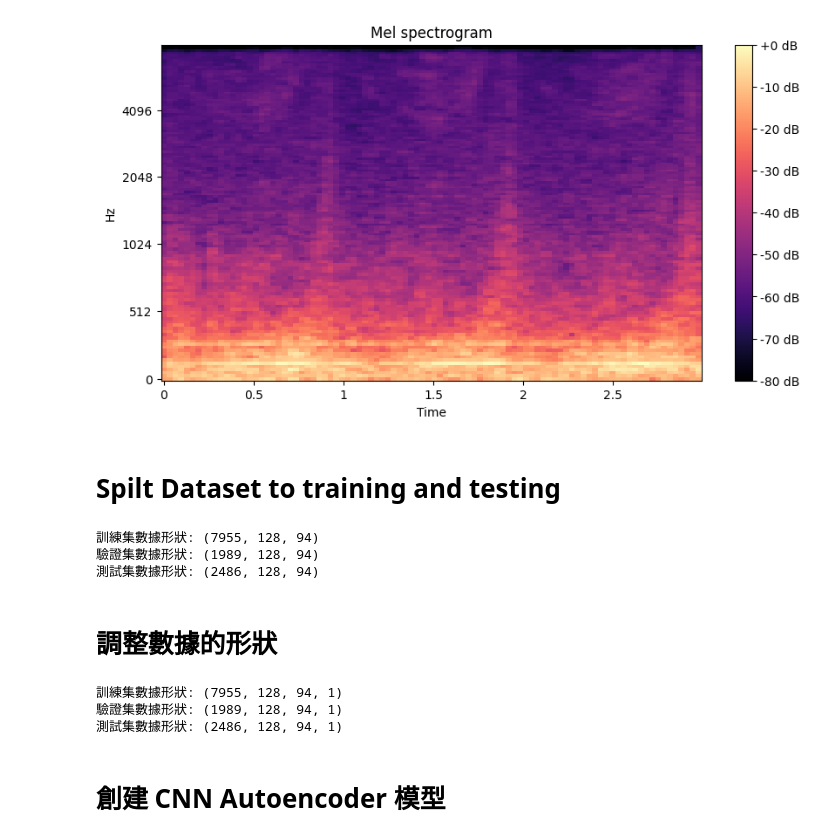
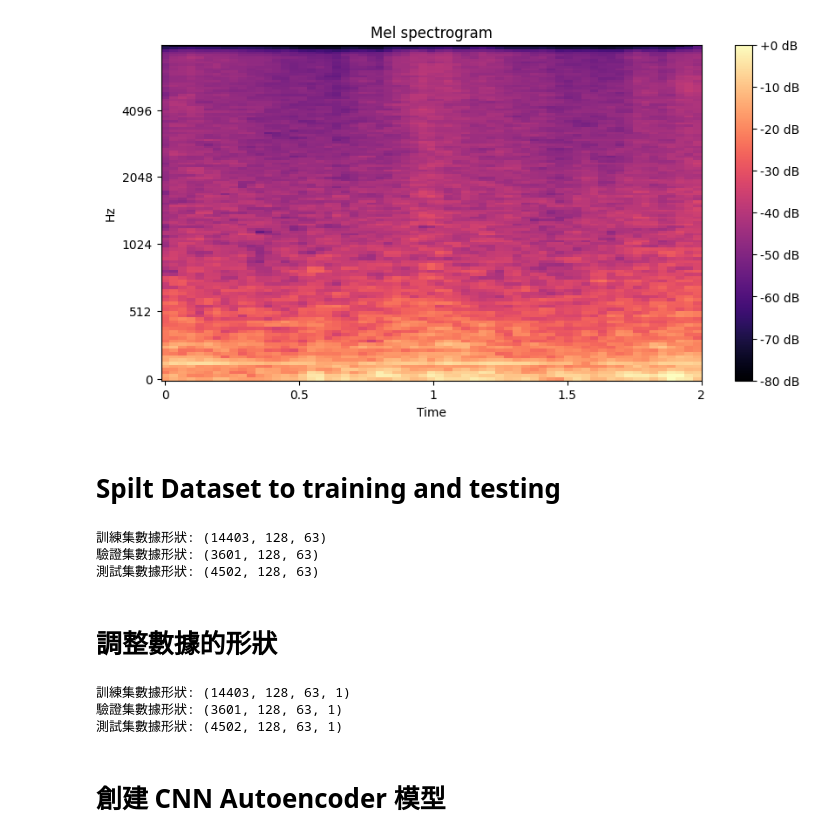
Before and after one commit to BoshiLee/wind_turbin_anomaly_detection, a Jupyter notebook: mel_model_training.ipynb, the cells around one changed output. Cells and saved outputs as stored; diff of their text form; code cells hidden in the pictures.

```diff
--- a/mel_model_training.ipynb
+++ b/mel_model_training.ipynb
@@ -7,11 +8,13 @@ import librosa.display
 # %%
+target_sample_rate = 16000
 def load_segmented_files(directory):
     wav_files = []
     for file in tqdm(os.listdir(directory)):
         if file.endswith(".wav"):
             file_path = os.path.join(directory, file)
             y, sr = librosa.load(file_path, sr=None)
-            wav_files.append((y, sr))
+            wav_files.append(y)
+            target_sample_rate = sr
     return wav_files
 # %%
 def normalize_audio(audio):
@@ -25,17 +27,18 @@ hop_length = 512
 n_mels = 128
 mel_spectrograms = []
 # 讀取分割後的音訊片段
-segmented_files = load_segmented_files('segmented_datasets')
+segmented_files = load_segmented_files('segmented_audio')
+# %%
+# 正規化音訊片段
+segmented_files = [normalize_audio(audio) for audio in tqdm(segmented_files)]
 # %%
-target_sample_rate = 16000
-import numpy as np
 def convert_to_mel_spectrogram(audio, n_fft, hop_length, n_mels):
     mel_spectrogram = librosa.feature.melspectrogram(y=audio, sr=target_sample_rate, n_fft=n_fft, hop_length=hop_length,
                                                      n_mels=n_mels)
     mel_spectrogram_db = librosa.power_to_db(mel_spectrogram, ref=np.max)
     return mel_spectrogram_db
 
-for audio, _ in tqdm(segmented_files):
+for audio in tqdm(segmented_files):
     mel_spectrogram = convert_to_mel_spectrogram(audio, n_fft, hop_length, n_mels)
     mel_spectrograms.append(mel_spectrogram)
 # %%
@@ -47,11 +50,11 @@ def plot_mel_spectrogram(mel_spectrogram):
     plt.savefig('mel_spectrogram.png')
     plt.show()
 # %%
-mel_spectrogram_index = 0
+mel_spectrogram_index = 291
 mel_spectrogram = mel_spectrograms[mel_spectrogram_index]
 plot_mel_spectrogram(mel_spectrogram)
 # %% [output]
-[figure, old version]
+[figure, new version]
 # %% [markdown]
 # Spilt Dataset to training and testing
 # %%
@@ -68,9 +71,9 @@ print("訓練集數據形狀:", train_data.shape)
 print("驗證集數據形狀:", val_data.shape)
 print("測試集數據形狀:", test_data.shape)
 # %% [output]
-訓練集數據形狀: (7955, 128, 94)
-驗證集數據形狀: (1989, 128, 94)
-測試集數據形狀: (2486, 128, 94)
+訓練集數據形狀: (14403, 128, 63)
+驗證集數據形狀: (3601, 128, 63)
+測試集數據形狀: (4502, 128, 63)
 # %% [markdown]
 # 調整數據的形狀
 # %%
@@ -88,9 +91,9 @@ print("訓練集數據形狀:", train_data.shape)
 print("驗證集數據形狀:", val_data.shape)
 print("測試集數據形狀:", test_data.shape)
 # %% [output]
-訓練集數據形狀: (7955, 128, 94, 1)
-驗證集數據形狀: (1989, 128, 94, 1)
-測試集數據形狀: (2486, 128, 94, 1)
+訓練集數據形狀: (14403, 128, 63, 1)
+驗證集數據形狀: (3601, 128, 63, 1)
+測試集數據形狀: (4502, 128, 63, 1)
 # %% [markdown]
 # 創建 CNN Autoencoder 模型
 # %%
```
Also changed, not shown: parts of 8 cells of this notebook.
